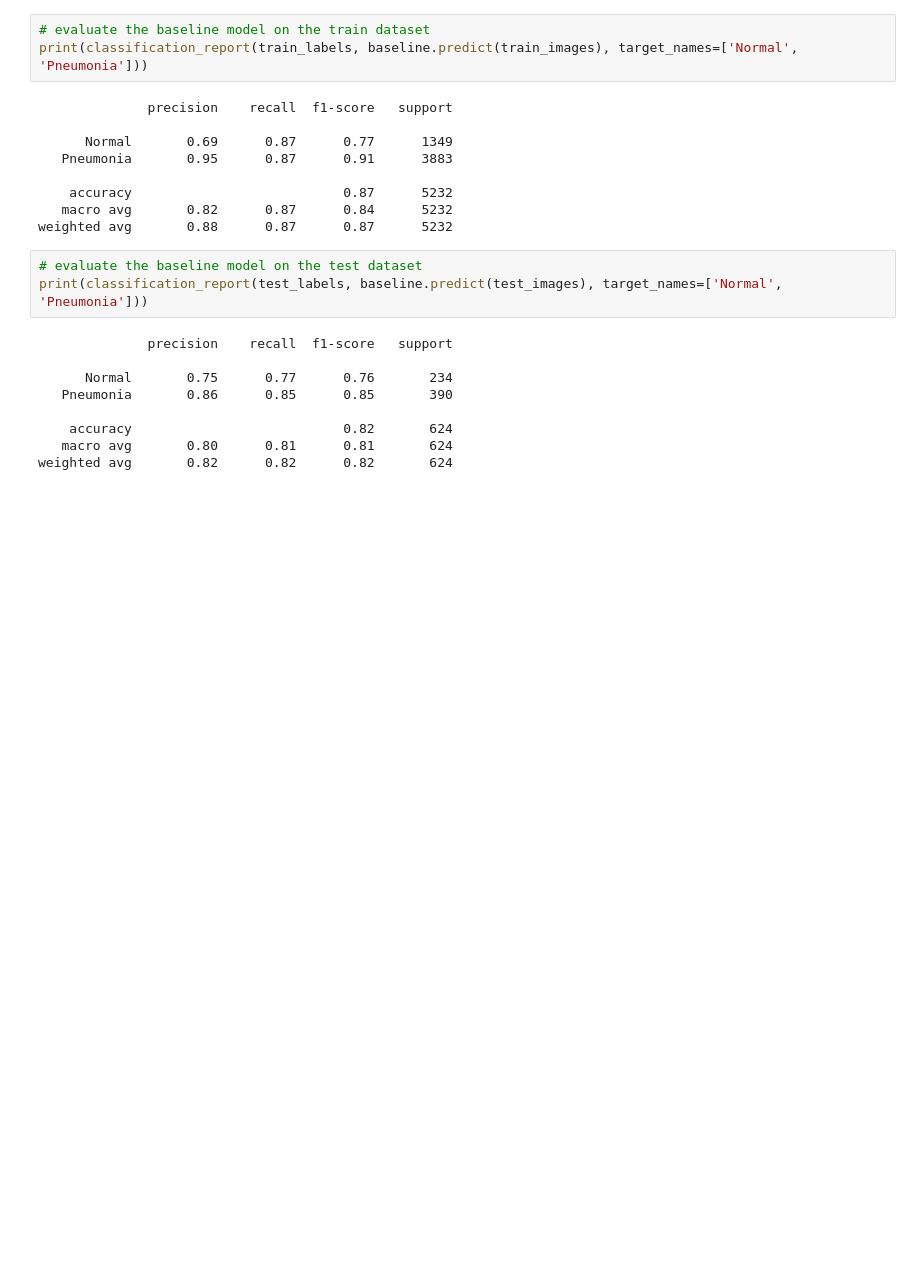
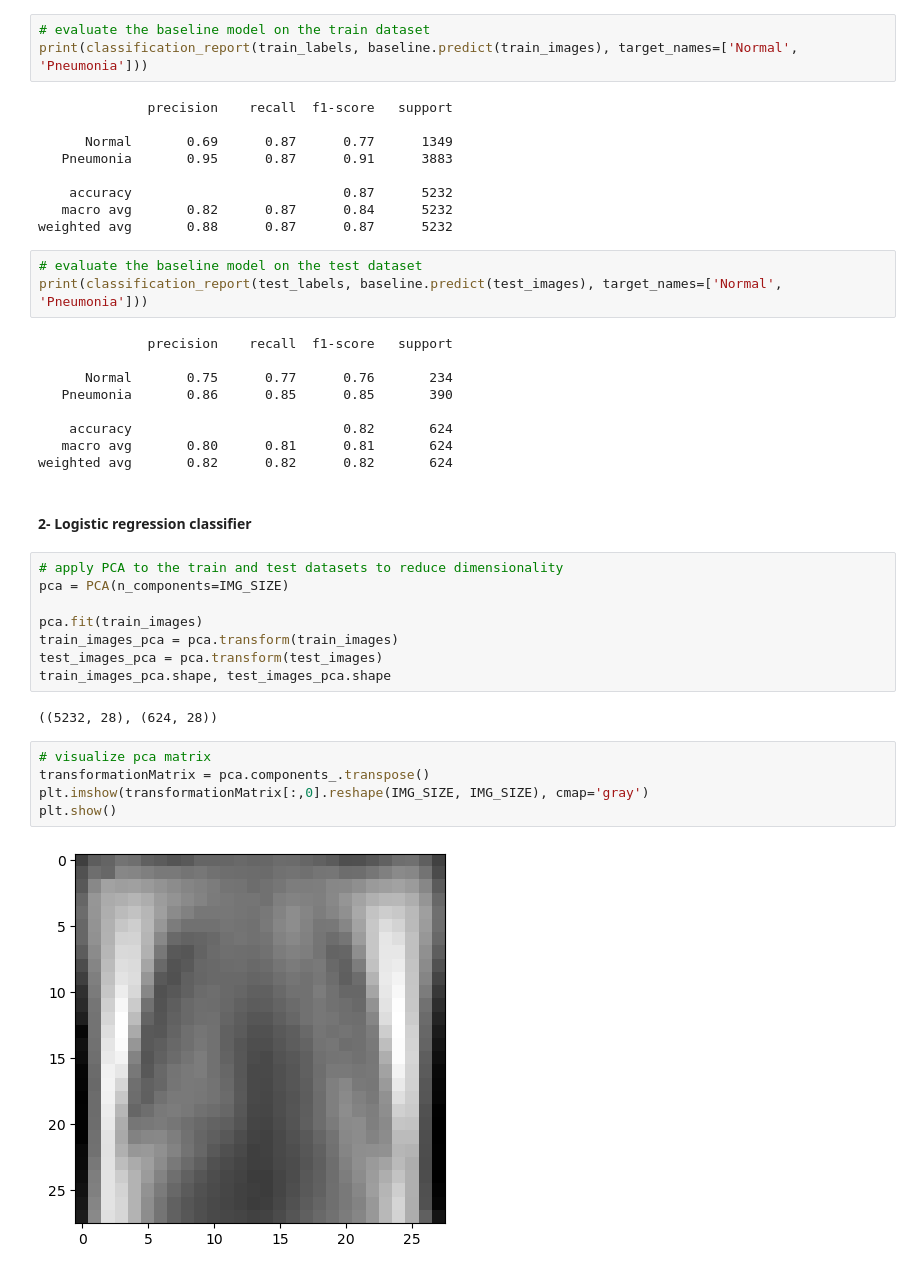
Before and after one commit to jlopetegui98/Hands-on-ML-Project, a Jupyter notebook: main.ipynb, the cells around one changed output. Saved outputs shown, nothing was run; the diff lists cells and outputs as text; blank space fills up the shorter version.

Commit message:
feat: first test with classical models

```diff
--- a/main.ipynb
+++ b/main.ipynb
@@ -275,3 +274,22 @@ print(classification_report(test_labels, baseline.predict(test_images), target_n
     accuracy                           0.82       624
    macro avg       0.80      0.81      0.81       624
 weighted avg       0.82      0.82      0.82       624
+# %% [markdown]
+#### 2- Logistic regression classifier
+# %%
+# apply PCA to the train and test datasets to reduce dimensionality
+pca = PCA(n_components=IMG_SIZE)
+
+pca.fit(train_images)
+train_images_pca = pca.transform(train_images)
+test_images_pca = pca.transform(test_images)
+train_images_pca.shape, test_images_pca.shape
+# %% [output]
+((5232, 28), (624, 28))
+# %%
+# visualize pca matrix
+transformationMatrix = pca.components_.transpose()
+plt.imshow(transformationMatrix[:,0].reshape(IMG_SIZE, IMG_SIZE), cmap='gray')
+plt.show()
+# %% [output]
+[figure, added]
```
Also changed, not shown: parts of 18 cells of this notebook.
